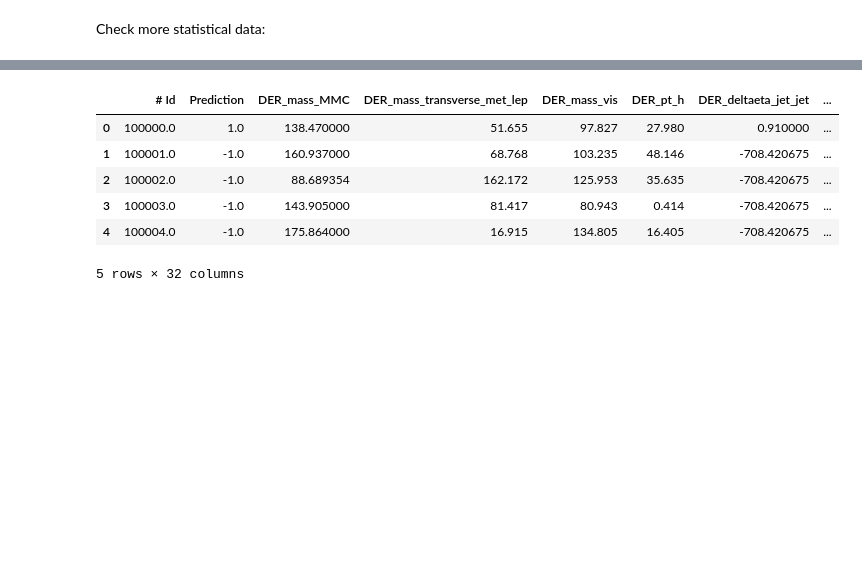
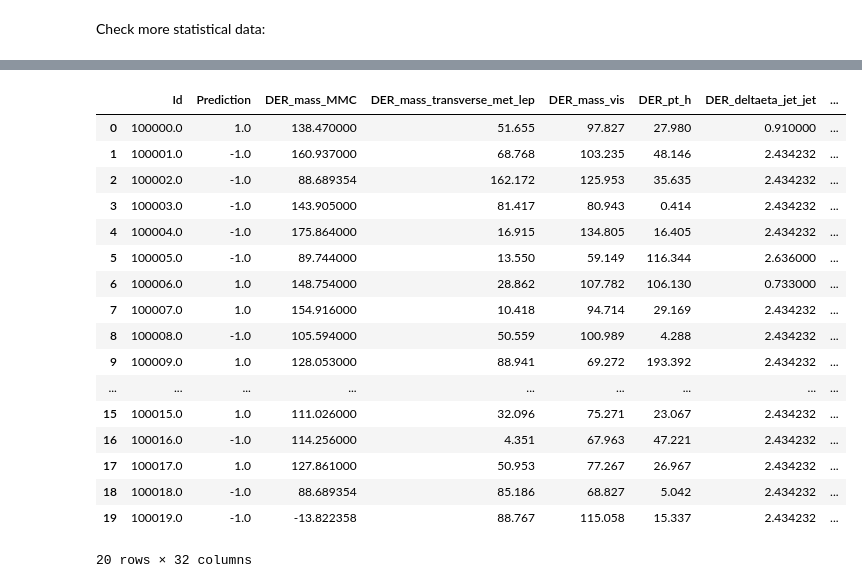
Before and after one commit to ZiluTian/ml_project1, a Jupyter notebook: missing_data_analysis.ipynb, the cells around one changed output, grey strips where cells are left out. Saved outputs shown, nothing was run; the diff lists cells and outputs as text; code cells hidden in the pictures; blank space fills up the shorter version.

Commit message:
Missing data logic.

```diff
--- a/missing_data_analysis.ipynb
+++ b/missing_data_analysis.ipynb
@@ -244,11 +250,23 @@ dtype('float64')
 # %%
-#fulldata =pd.read_csv("full_train_data.csv")
-#fulldata.head()
+data_full_rd = pd.read_csv("full_train_data.csv")
+
+data_full_rd.head(20)
 # %% [output]
-|  | # Id | Prediction | DER_mass_MMC | DER_mass_transverse_met_lep | DER_mass_vis | DER_pt_h | DER_deltaeta_jet_jet | ... |
+|  | Id | Prediction | DER_mass_MMC | DER_mass_transverse_met_lep | DER_mass_vis | DER_pt_h | DER_deltaeta_jet_jet | ... |
 | 0 | 100000.0 | 1.0 | 138.470000 | 51.655 | 97.827 | 27.980 | 0.910000 | ... |
-| 1 | 100001.0 | -1.0 | 160.937000 | 68.768 | 103.235 | 48.146 | -708.420675 | ... |
-| 2 | 100002.0 | -1.0 | 88.689354 | 162.172 | 125.953 | 35.635 | -708.420675 | ... |
-| 3 | 100003.0 | -1.0 | 143.905000 | 81.417 | 80.943 | 0.414 | -708.420675 | ... |
-| 4 | 100004.0 | -1.0 | 175.864000 | 16.915 | 134.805 | 16.405 | -708.420675 | ... |
+| 1 | 100001.0 | -1.0 | 160.937000 | 68.768 | 103.235 | 48.146 | 2.434232 | ... |
+| 2 | 100002.0 | -1.0 | 88.689354 | 162.172 | 125.953 | 35.635 | 2.434232 | ... |
+| 3 | 100003.0 | -1.0 | 143.905000 | 81.417 | 80.943 | 0.414 | 2.434232 | ... |
+| 4 | 100004.0 | -1.0 | 175.864000 | 16.915 | 134.805 | 16.405 | 2.434232 | ... |
+| 5 | 100005.0 | -1.0 | 89.744000 | 13.550 | 59.149 | 116.344 | 2.636000 | ... |
+| 6 | 100006.0 | 1.0 | 148.754000 | 28.862 | 107.782 | 106.130 | 0.733000 | ... |
+| 7 | 100007.0 | 1.0 | 154.916000 | 10.418 | 94.714 | 29.169 | 2.434232 | ... |
+| 8 | 100008.0 | -1.0 | 105.594000 | 50.559 | 100.989 | 4.288 | 2.434232 | ... |
+| 9 | 100009.0 | 1.0 | 128.053000 | 88.941 | 69.272 | 193.392 | 2.434232 | ... |
+| ... | ... | ... | ... | ... | ... | ... | ... | ... |
+| 15 | 100015.0 | 1.0 | 111.026000 | 32.096 | 75.271 | 23.067 | 2.434232 | ... |
+| 16 | 100016.0 | -1.0 | 114.256000 | 4.351 | 67.963 | 47.221 | 2.434232 | ... |
+| 17 | 100017.0 | 1.0 | 127.861000 | 50.953 | 77.267 | 26.967 | 2.434232 | ... |
+| 18 | 100018.0 | -1.0 | 88.689354 | 85.186 | 68.827 | 5.042 | 2.434232 | ... |
+| 19 | 100019.0 | -1.0 | -13.822358 | 88.767 | 115.058 | 15.337 | 2.434232 | ... |
-5 rows × 32 columns
+20 rows × 32 columns
```
Also changed, not shown: parts of 10 cells of this notebook, 1 other file.
